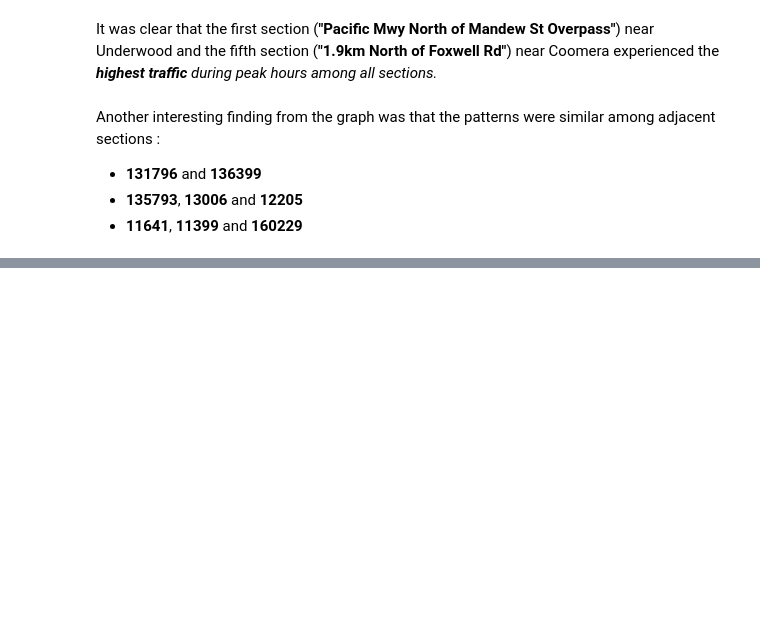
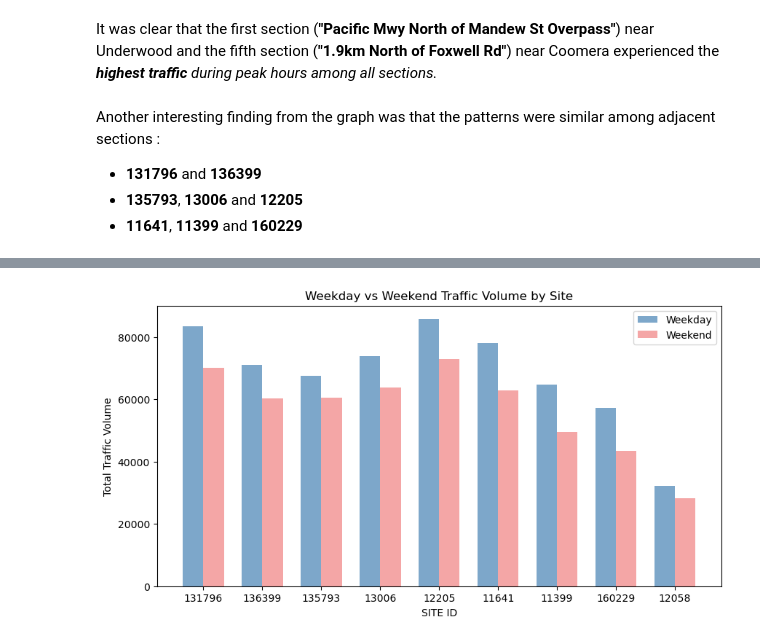
Before and after one commit to SuhyunKimm/M1MotorwayCongestionAnalysis, a Jupyter notebook: M1MotorwayCongestionAnalysis.ipynb, the cells around one changed output, grey strips where cells are left out. Drawn from its saved outputs; the diff is of its cells as text; code cells hidden in the pictures; blank space fills up the shorter version.

```diff
--- a/M1MotorwayCongestionAnalysis.ipynb
+++ b/M1MotorwayCongestionAnalysis.ipynb
@@ -181,0 +285,4 @@ Another interesting finding from the graph was that the patterns were similar am
+# %%
+# Calculate total value of average weekday and weekends traffic counts in different sites
+traffic_wds_wks_sum = m1_traffic_df.groupby('SITE_ID')[['WEEKDAY_AVERAGE','WEEKEND_AVERAGE']].sum().reindex(site_order).reset_index()
+traffic_wds_wks_sum
@@ -181,0 +300,4 @@ Another interesting finding from the graph was that the patterns were similar am
+# %%
+make_side_bar_chart(traffic_wds_wks_sum, "Total Traffic Volume")
+# %% [output]
+[figure, added]
```
Also changed, not shown: parts of 18 cells of this notebook.
